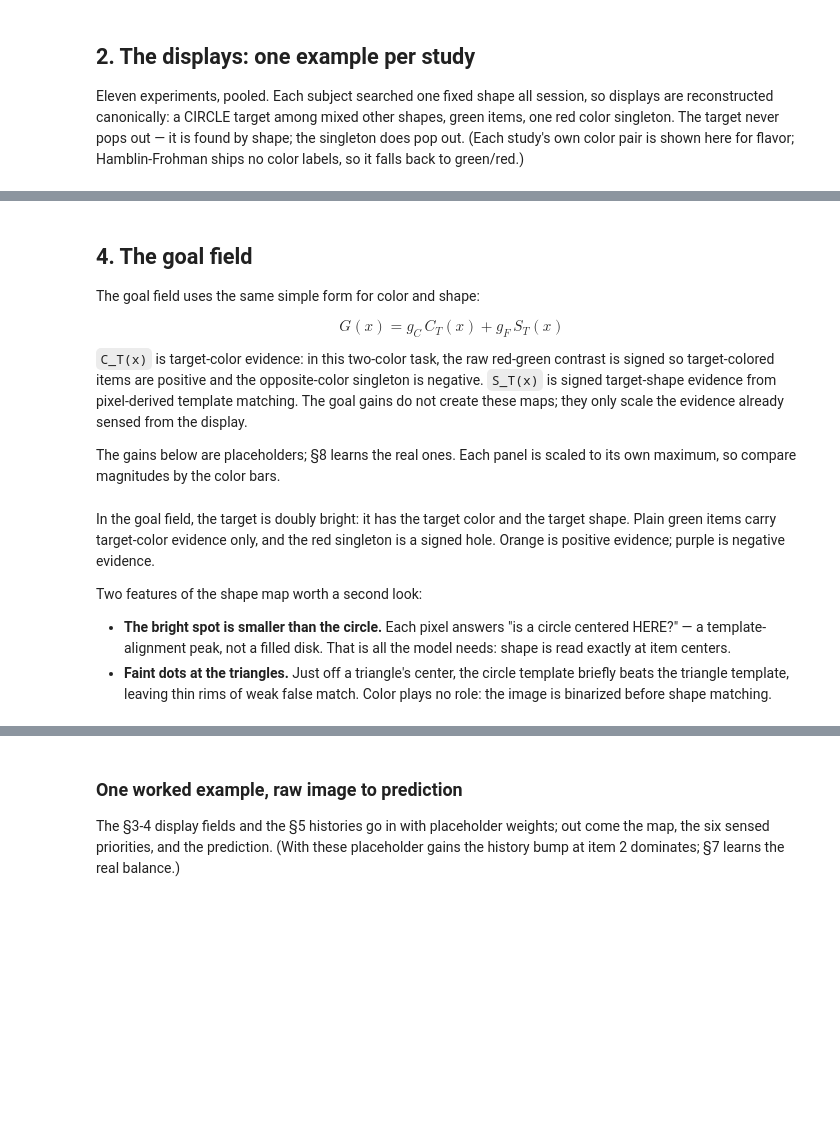
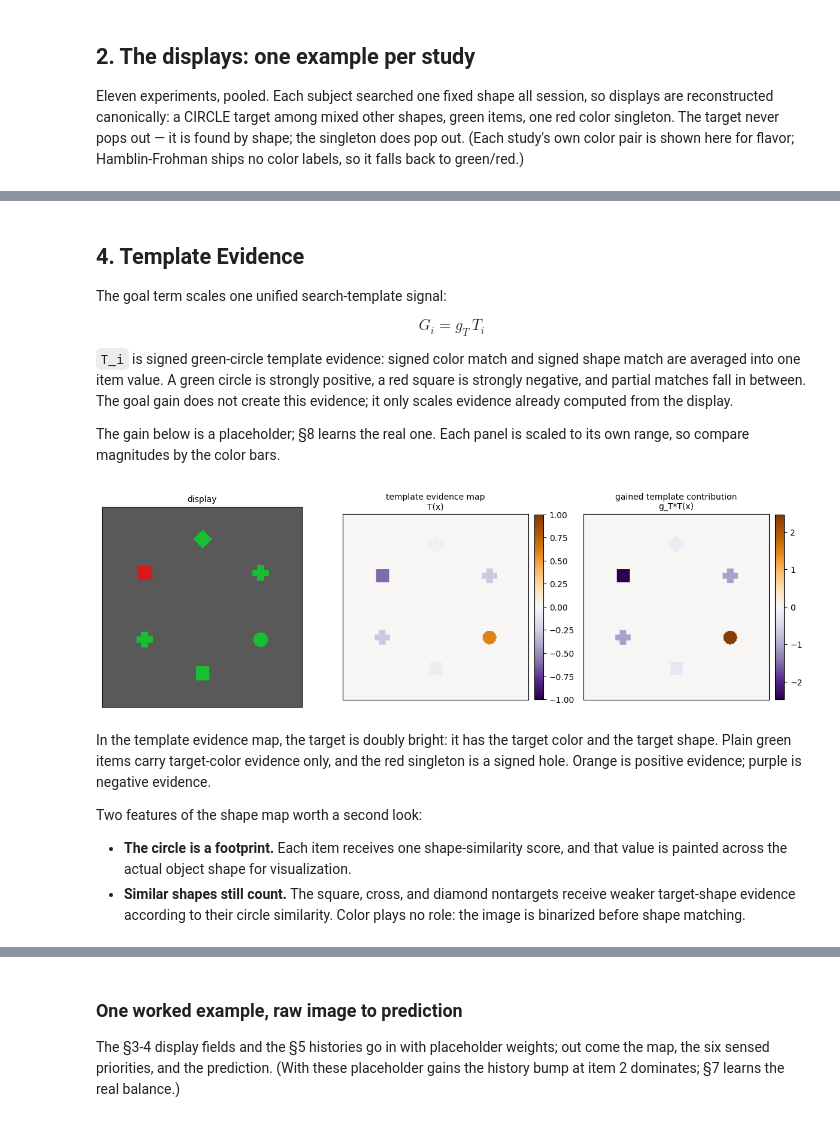
Before and after one commit to HanZhang-psych/Ego-Spatial-Sense, a Jupyter notebook: Visual-Search/tutorial_visual_search.ipynb, the cells around one changed output, grey strips where cells are left out. Drawn from its saved outputs; the diff is of its cells as text; code cells hidden in the pictures; blank space fills up the shorter version.

```diff
--- a/Visual-Search/tutorial_visual_search.ipynb
+++ b/Visual-Search/tutorial_visual_search.ipynb
@@ -186,70 +152,46 @@ plt.show()
 # %% [markdown]
+## 4. Template Evidence
 
-## 4. The goal field
+The goal term scales one unified search-template signal:
 
-The goal field uses the same simple form for color and shape:
+$$ G_i = g_T\,T_i $$
 
-$$ G(x) = g_C\,C_T(x) + g_F\,S_T(x) $$
+`T_i` is signed green-circle template evidence: signed color match and signed shape match are averaged into one item value. A green circle is strongly positive, a red square is strongly negative, and partial matches fall in between. The goal gain does not create this evidence; it only scales evidence already computed from the display.
 
-`C_T(x)` is target-color evidence: in this two-color task, the raw
-red-green contrast is signed so target-colored items are positive and
-the opposite-color singleton is negative. `S_T(x)` is signed target-shape
-evidence from pixel-derived template matching. The goal gains do not
-create these maps; they only scale the evidence already sensed from
-the display.
-
-The gains below are placeholders; §8 learns the real ones. Each panel
-is scaled to its own maximum, so compare magnitudes by the color bars.
+The gain below is a placeholder; §8 learns the real one. Each panel is scaled to its own range, so compare magnitudes by the color bars.
 # %%
+# placeholder goal gain - magnitude picked so the demo map is visible
+# (training replaces it with a fitted value)
+gT_demo = 4.0
 
-# placeholder goal gains - magnitudes picked so the demo maps are visible
-# (training replaces them with fitted values)
-gC_demo, gF_demo = 0.3, 14.0
+T = template_match_map(items, "green")
+goal_field = gT_demo * T
 
-u = template_axis("green")
-C_T = u[0]*maps["RG"] + u[1]*maps["BY"]
-# greyscale: divide by the strongest |C_T| pixel this canonical display produces
-C_COLOR = np.abs(C_T).max()
-C_T = C_T / C_COLOR
-color_field = gC_demo * C_T
-
-S_T = shape_match_map(render(items, scale=2))
-S_T = 2 * (S_T[::2, ::2] / max(S_T.max(), 1e-9)) - 1  # greyscale: [-1, 1]
-shape_field = gF_demo * S_T
-goal_field = color_field + shape_field
-
-fig, axes = plt.subplots(1, 4, figsize=(15, 3.8))
+fig, axes = plt.subplots(1, 3, figsize=(12, 3.8))
 axes[0].imshow(img, origin="lower")
 axes[0].set_title("display", fontsize=10)
-v = np.abs(C_T).max()
-im1 = axes[1].imshow(C_T, origin="lower", cmap="PuOr_r", vmin=-v, vmax=v)
-axes[1].set_title("target-color evidence\nC_T(x)", fontsize=10)
-im2 = axes[2].imshow(S_T, origin="lower", cmap="PuOr_r", vmin=-1, vmax=1)
-axes[2].set_title("target-shape evidence\nS_T(x)", fontsize=10)
-v = np.abs(goal_field).max()
-im3 = axes[3].imshow(goal_field, origin="lower", cmap="PuOr_r", vmin=-v, vmax=v)
-axes[3].set_title("goal field\ng_C*C_T + g_F*S_T", fontsize=10)
+
+im1 = axes[1].imshow(T, origin="lower", cmap="PuOr_r", vmin=-1, vmax=1)
+axes[1].set_title("template evidence map\nT(x)", fontsize=10)
+
+v_goal = max(float(np.abs(goal_field).max()), 1e-9)
+im2 = axes[2].imshow(goal_field, origin="lower", cmap="PuOr_r",
+                     vmin=-v_goal, vmax=v_goal)
+axes[2].set_title("gained template contribution\ng_T*T(x)", fontsize=10)
+
 for ax in axes:
     ax.set_xticks([]); ax.set_yticks([])
-for ax, im in [(axes[1], im1), (axes[2], im2), (axes[3], im3)]:
+for ax, im in [(axes[1], im1), (axes[2], im2)]:
     fig.colorbar(im, ax=ax, fraction=0.046, pad=0.03)
 plt.tight_layout()
 plt.show()
+# %% [output]
+[figure, added]
 # %% [markdown]
-
-In the goal field, the target is doubly bright: it has the target
-color and the target shape. Plain green items carry target-color
-evidence only, and the red singleton is a signed hole. Orange is
-positive evidence; purple is negative evidence.
+In the template evidence map, the target is doubly bright: it has the target color and the target shape. Plain green items carry target-color evidence only, and the red singleton is a signed hole. Orange is positive evidence; purple is negative evidence.
 
 Two features of the shape map worth a second look:
 
-- **The bright spot is smaller than the circle.** Each pixel answers
-  "is a circle centered HERE?" — a template-alignment peak, not a
-  filled disk. That is all the model needs: shape is read exactly at
-  item centers.
-- **Faint dots at the triangles.** Just off a triangle's center, the
-  circle template briefly beats the triangle template, leaving thin
-  rims of weak false match. Color plays no role: the image is
-  binarized before shape matching.
+- **The circle is a footprint.** Each item receives one shape-similarity score, and that value is painted across the actual object shape for visualization.
+- **Similar shapes still count.** The square, cross, and diamond nontargets receive weaker target-shape evidence according to their circle similarity. Color plays no role: the image is binarized before shape matching.
 # %% [markdown]
```
Also changed, not shown: parts of 33 cells of this notebook, 17 other files.
